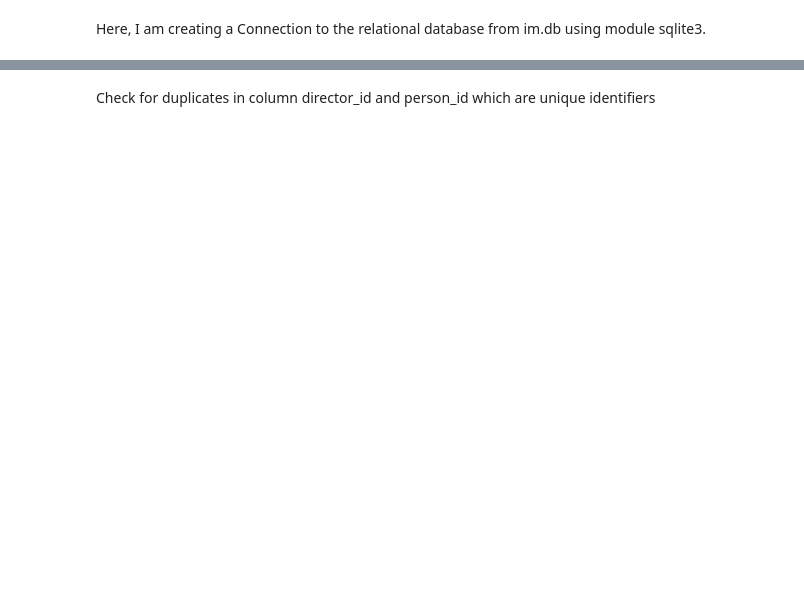
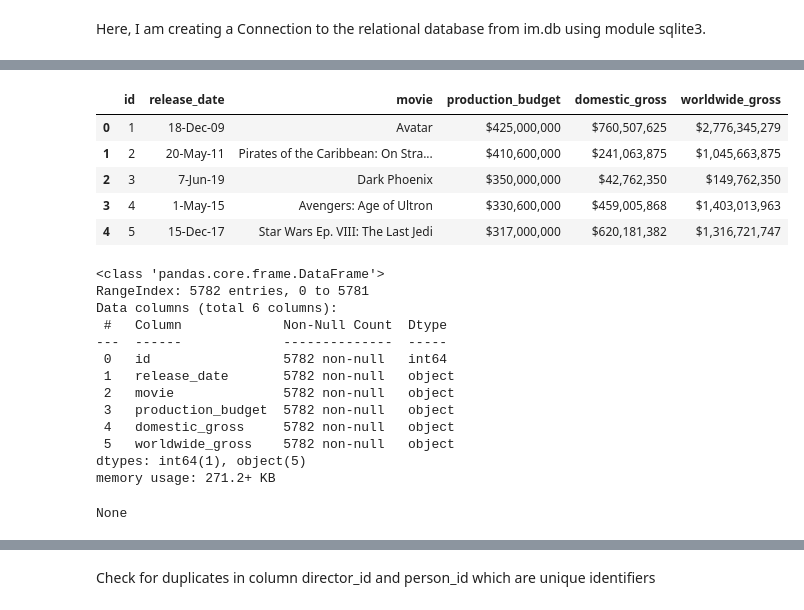
Before and after one commit to kamahTek/Studio_Afrik, a Jupyter notebook: studio_afrik.ipynb, the cells around one changed output, grey strips where cells are left out. Cells and saved outputs as stored; diff of their text form; code cells hidden in the pictures; blank space fills up the shorter version.

```diff
--- a/studio_afrik.ipynb
+++ b/studio_afrik.ipynb
@@ -128,0 +132,26 @@ director_data
+# %%
+finance_df = pd.read_csv("Data/tn.movie_budgets.csv")
+display(finance_df.head())
+# Check if our dataset contains missing values
+display(finance_df.info())
+# %% [output]
+|  | id | release_date | movie | production_budget | domestic_gross | worldwide_gross |
+| 0 | 1 | 18-Dec-09 | Avatar | $425,000,000 | $760,507,625 | $2,776,345,279 |
+| 1 | 2 | 20-May-11 | Pirates of the Caribbean: On Stra... | $410,600,000 | $241,063,875 | $1,045,663,875 |
+| 2 | 3 | 7-Jun-19 | Dark Phoenix | $350,000,000 | $42,762,350 | $149,762,350 |
+| 3 | 4 | 1-May-15 | Avengers: Age of Ultron | $330,600,000 | $459,005,868 | $1,403,013,963 |
+| 4 | 5 | 15-Dec-17 | Star Wars Ep. VIII: The Last Jedi | $317,000,000 | $620,181,382 | $1,316,721,747 |
+<class 'pandas.core.frame.DataFrame'>
+RangeIndex: 5782 entries, 0 to 5781
+Data columns (total 6 columns):
+ #   Column             Non-Null Count  Dtype
+---  ------             --------------  -----
+ 0   id                 5782 non-null   int64
+ 1   release_date       5782 non-null   object
+ 2   movie              5782 non-null   object
+ 3   production_budget  5782 non-null   object
+ 4   domestic_gross     5782 non-null   object
+ 5   worldwide_gross    5782 non-null   object
+dtypes: int64(1), object(5)
+memory usage: 271.2+ KB
+None
```
Also changed, not shown: parts of 23 cells of this notebook, 1 other file.
